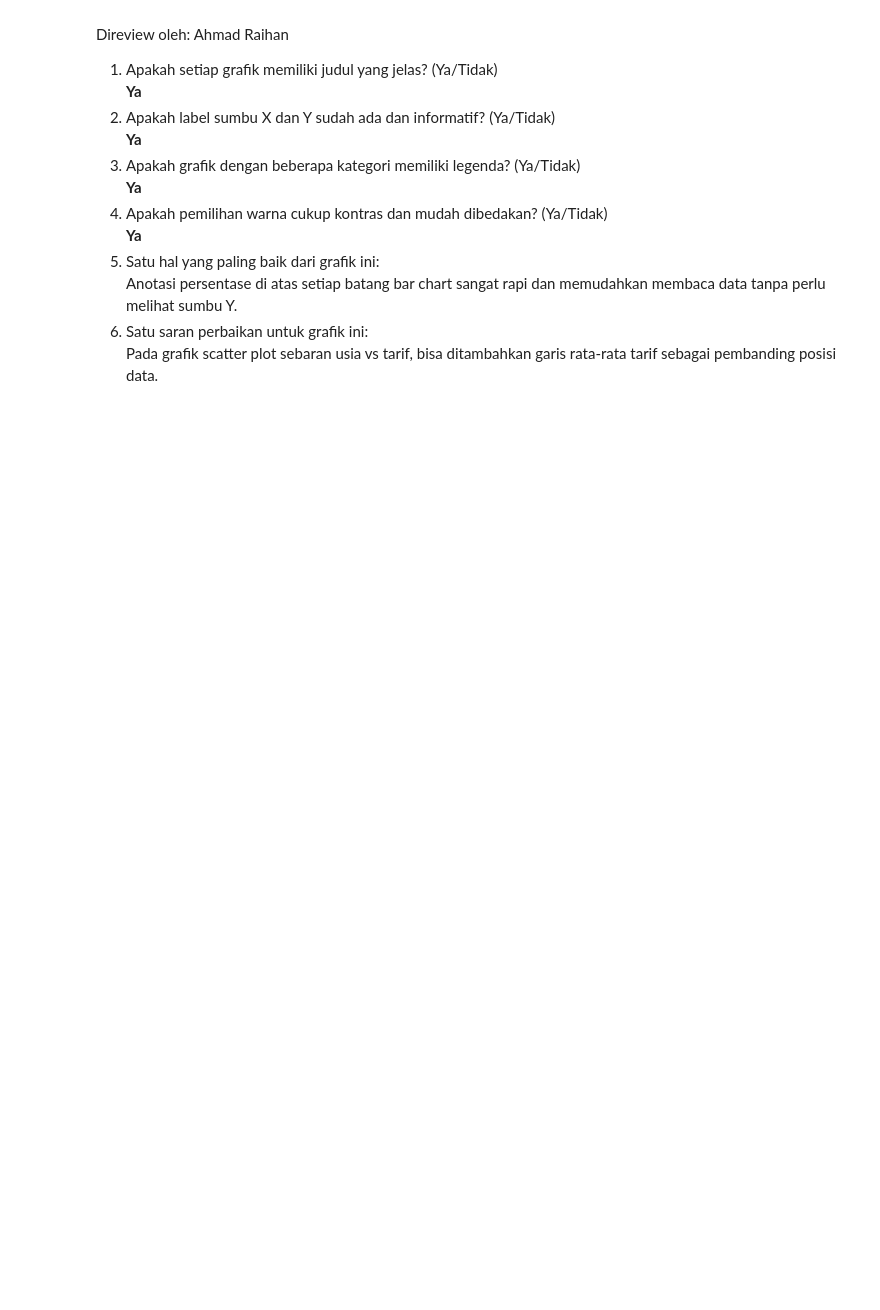
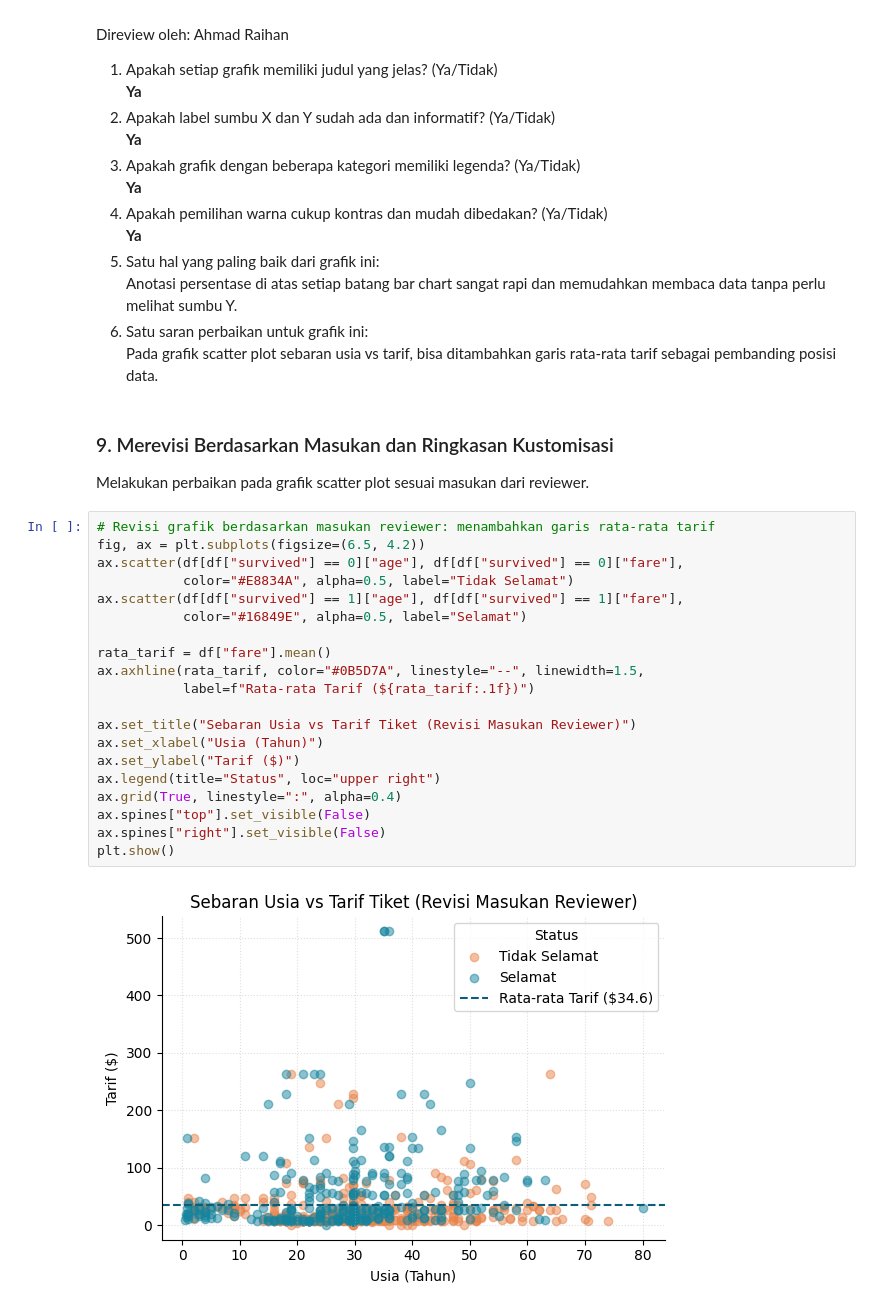
Before and after one commit to G-than12/DV-06-Matplotlib-Visualization-Customization, a Jupyter notebook: Praktikum6_GathanHilabi_60324059.ipynb, the cells around one changed output. Drawn from its saved outputs; the diff is of its cells as text; blank space fills up the shorter version.

Commit message:
fix: implement Langkah 9 - revise scatter plot with benchmark reference line

```diff
--- a/Praktikum6_GathanHilabi_60324059.ipynb
+++ b/Praktikum6_GathanHilabi_60324059.ipynb
@@ -207,3 +207,28 @@ Direview oleh: Ahmad Raihan
 Anotasi persentase di atas setiap batang bar chart sangat rapi dan memudahkan membaca data tanpa perlu melihat sumbu Y.
 6. Satu saran perbaikan untuk grafik ini:
 Pada grafik scatter plot sebaran usia vs tarif, bisa ditambahkan garis rata-rata tarif sebagai pembanding posisi data.
+# %% [markdown]
+### 9. Merevisi Berdasarkan Masukan dan Ringkasan Kustomisasi
+Melakukan perbaikan pada grafik scatter plot sesuai masukan dari reviewer.
+# %%
+# Revisi grafik berdasarkan masukan reviewer: menambahkan garis rata-rata tarif
+fig, ax = plt.subplots(figsize=(6.5, 4.2))
+ax.scatter(df[df["survived"] == 0]["age"], df[df["survived"] == 0]["fare"],
+           color="#E8834A", alpha=0.5, label="Tidak Selamat")
+ax.scatter(df[df["survived"] == 1]["age"], df[df["survived"] == 1]["fare"],
+           color="#16849E", alpha=0.5, label="Selamat")
+
+rata_tarif = df["fare"].mean()
+ax.axhline(rata_tarif, color="#0B5D7A", linestyle="--", linewidth=1.5,
+           label=f"Rata-rata Tarif (${rata_tarif:.1f})")
+
+ax.set_title("Sebaran Usia vs Tarif Tiket (Revisi Masukan Reviewer)")
+ax.set_xlabel("Usia (Tahun)")
+ax.set_ylabel("Tarif ($)")
+ax.legend(title="Status", loc="upper right")
+ax.grid(True, linestyle=":", alpha=0.4)
+ax.spines["top"].set_visible(False)
+ax.spines["right"].set_visible(False)
+plt.show()
+# %% [output]
+[figure, added]
```
Also changed, not shown: parts of 1 cell of this notebook.
